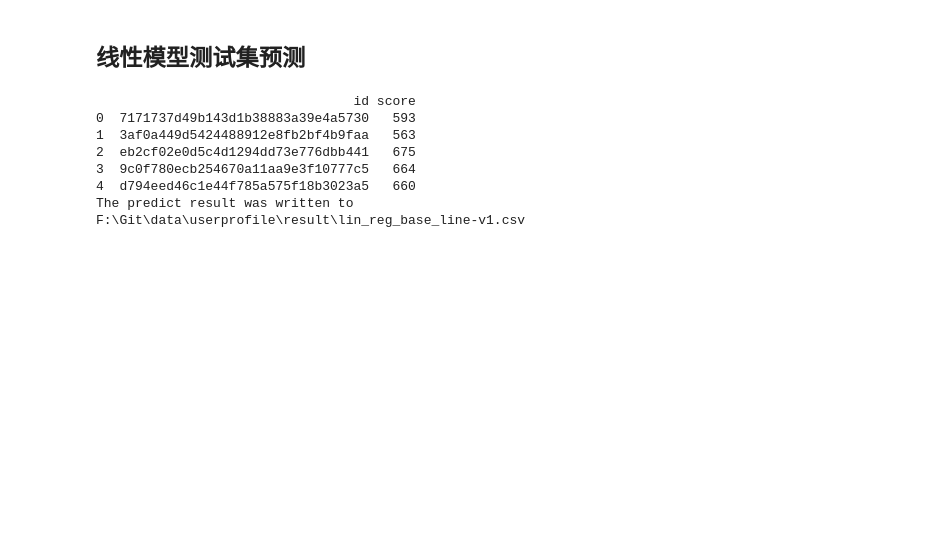
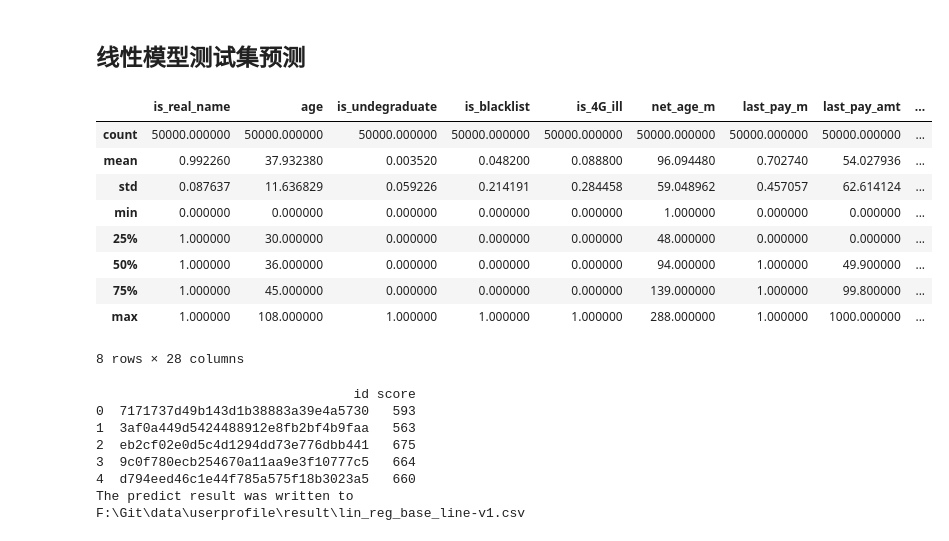
Before and after one commit to qianfengzh/learn_ml, a Jupyter notebook: Competitions/userprofile/EDA.ipynb, the cells around one changed output. Saved outputs shown, nothing was run; the diff lists cells and outputs as text; code cells hidden in the pictures; blank space fills up the shorter version.

```diff
--- a/Competitions/userprofile/EDA.ipynb
+++ b/Competitions/userprofile/EDA.ipynb
@@ -552,6 +589,20 @@ def test_predict(model, pipeline, file_name):
     file = os.path.join(OUTPUT_PATH, file_name)
     df_result.to_csv(file, index=False, sep=",", encoding="utf-8")
     print("The predict result was written to ", file)
+# %%
+test_data = load_data(TEST_DATA, is_train=0)
+test_data.describe()
+# %% [output]
+|  | is_real_name | age | is_undegraduate | is_blacklist | is_4G_ill | net_age_m | last_pay_m | last_pay_amt | ... |
+| count | 50000.000000 | 50000.000000 | 50000.000000 | 50000.000000 | 50000.000000 | 50000.000000 | 50000.000000 | 50000.000000 | ... |
+| mean | 0.992260 | 37.932380 | 0.003520 | 0.048200 | 0.088800 | 96.094480 | 0.702740 | 54.027936 | ... |
+| std | 0.087637 | 11.636829 | 0.059226 | 0.214191 | 0.284458 | 59.048962 | 0.457057 | 62.614124 | ... |
+| min | 0.000000 | 0.000000 | 0.000000 | 0.000000 | 0.000000 | 1.000000 | 0.000000 | 0.000000 | ... |
+| 25% | 1.000000 | 30.000000 | 0.000000 | 0.000000 | 0.000000 | 48.000000 | 0.000000 | 0.000000 | ... |
+| 50% | 1.000000 | 36.000000 | 0.000000 | 0.000000 | 0.000000 | 94.000000 | 1.000000 | 49.900000 | ... |
+| 75% | 1.000000 | 45.000000 | 0.000000 | 0.000000 | 0.000000 | 139.000000 | 1.000000 | 99.800000 | ... |
+| max | 1.000000 | 108.000000 | 1.000000 | 1.000000 | 1.000000 | 288.000000 | 1.000000 | 1000.000000 | ... |
+8 rows × 28 columns
 # %%
 # lin_reg.fit(train_data_prepared[:], train_data_label[:])
 test_predict(lin_reg, full_pipeline, "lin_reg_base_line-v1.csv")
```
Also changed, not shown: parts of 5 cells of this notebook, 3 other files.
